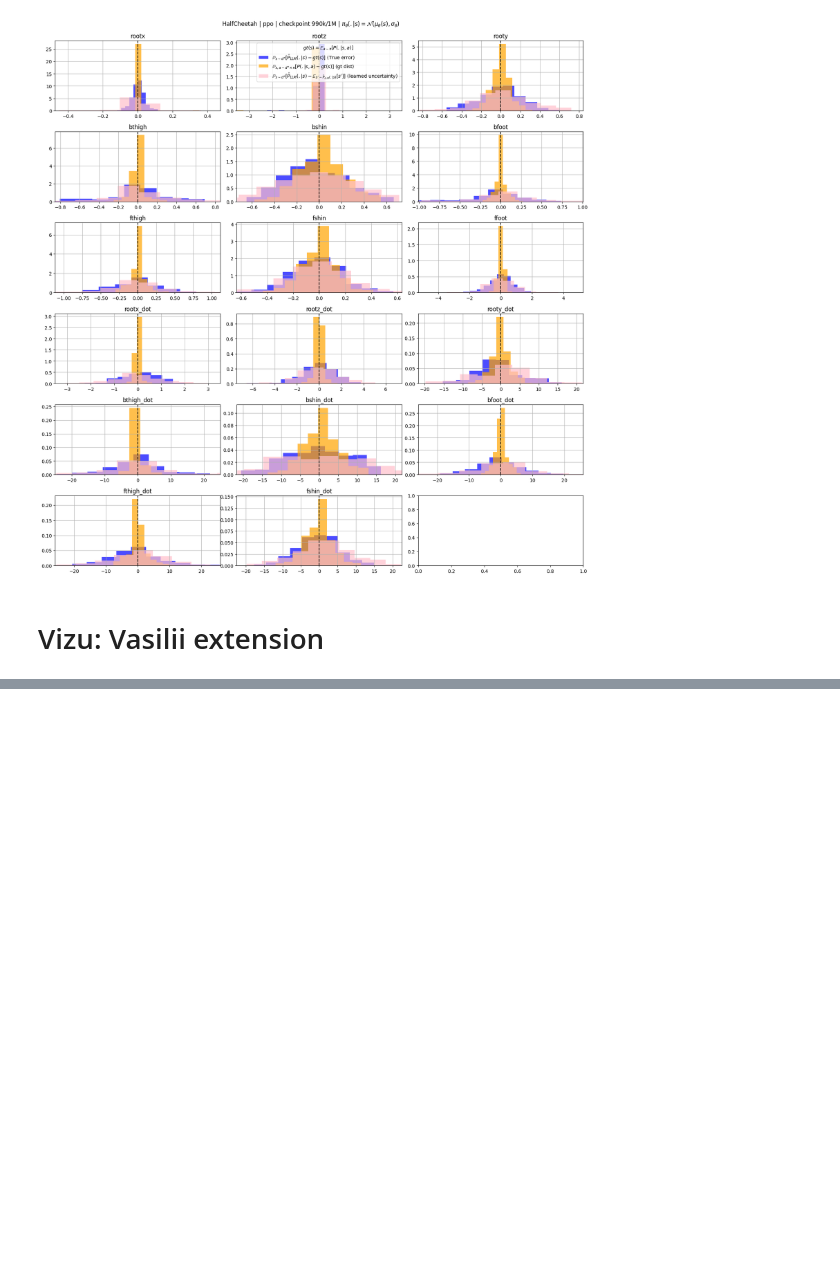
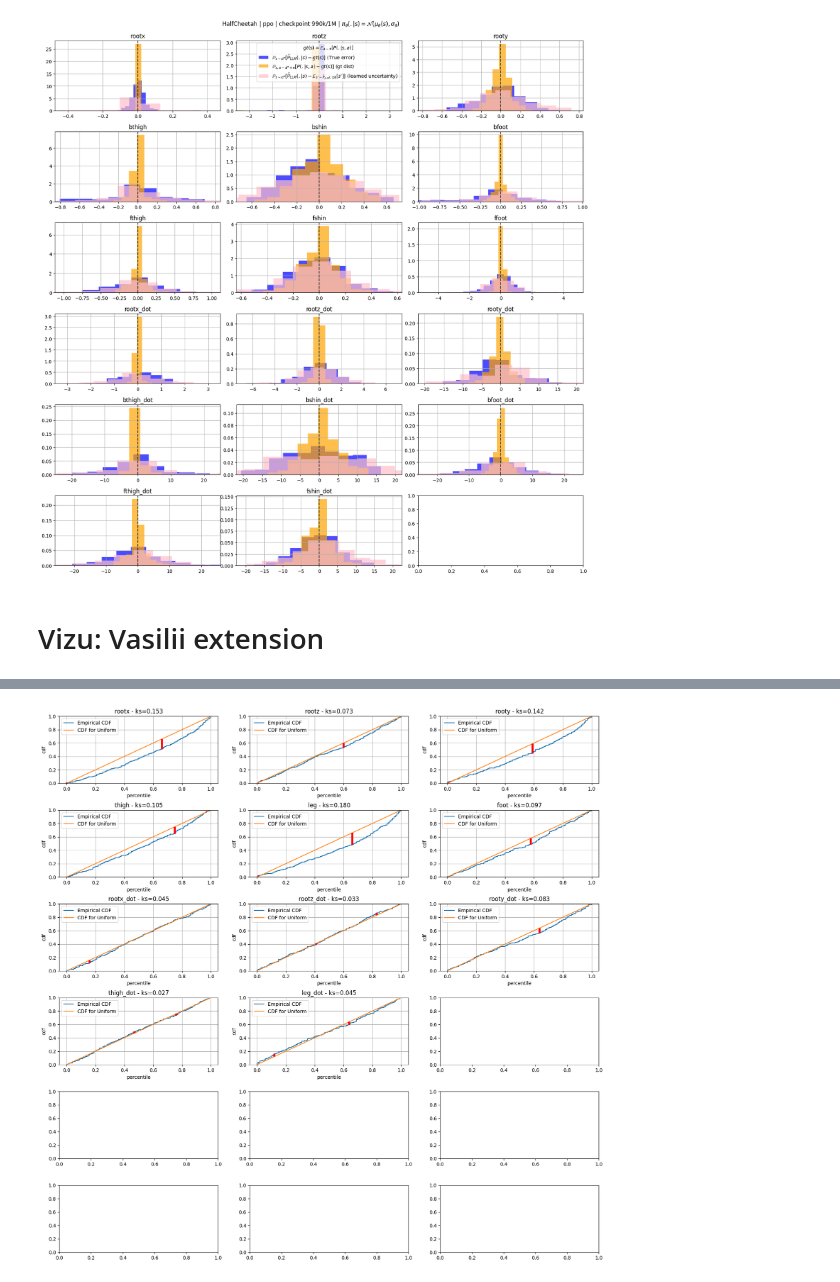
Before and after one commit to abenechehab/dicl, a Jupyter notebook: src/llmicl/notebooks/uncertainty_calibration.ipynb, the cells around one changed output, grey strips where cells are left out. Saved outputs shown, nothing was run; the diff lists cells and outputs as text; code cells hidden in the pictures; blank space fills up the shorter version.

```diff
--- a/src/llmicl/notebooks/uncertainty_calibration.ipynb
+++ b/src/llmicl/notebooks/uncertainty_calibration.ipynb
@@ -698,0 +785,18 @@ plt.show()
+# %%
+kss, ks_quantiles = compute_ks_metric(data, icl_object, n_traces=100)
+# %%
+f, axes = plt.subplots(6, 3, figsize=(20, 20), gridspec_kw={'wspace':0.2, 'hspace':0.4})
+axes = list(np.array(axes).flatten())
+for dim in range(n_observations):
+    # axes[dim].hist(ks_quantiles[dim,:], cumulative=True, density=True)
+    # axes[dim].plot([0, 1.0], [0, 1.0], "r--")
+    ks_cdf(ks_quantiles, dim, n_traces=100, ax=axes[dim], verbose=0)
+    axes[dim].set_title(f"{state_names[env_name][dim]} - ks={kss[dim]:.3f}")
+    axes[dim].grid(True)
+    axes[dim].set_xlabel('percentile')
+    axes[dim].set_ylabel('cdf')
+    axes[dim].legend()
+plt.savefig(f"/home/abenechehab/llmicl/src/llmicl/artifacts/figures/reliability-{env_name}_algo-{algorithm}_policy-{policy_checkpoint}.png")
+plt.show()
+# %% [output]
+[figure, added]
```
Also changed, not shown: parts of 20 cells of this notebook, 4 other files.
